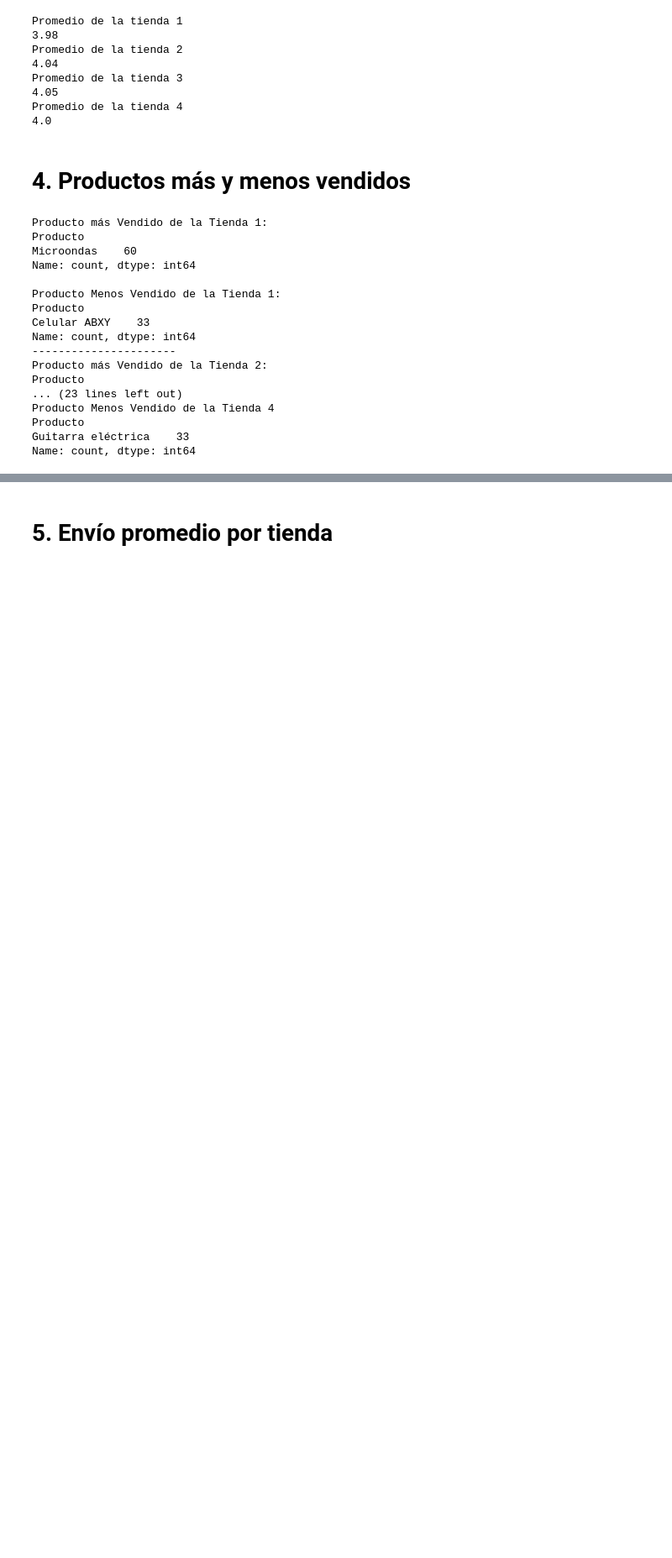
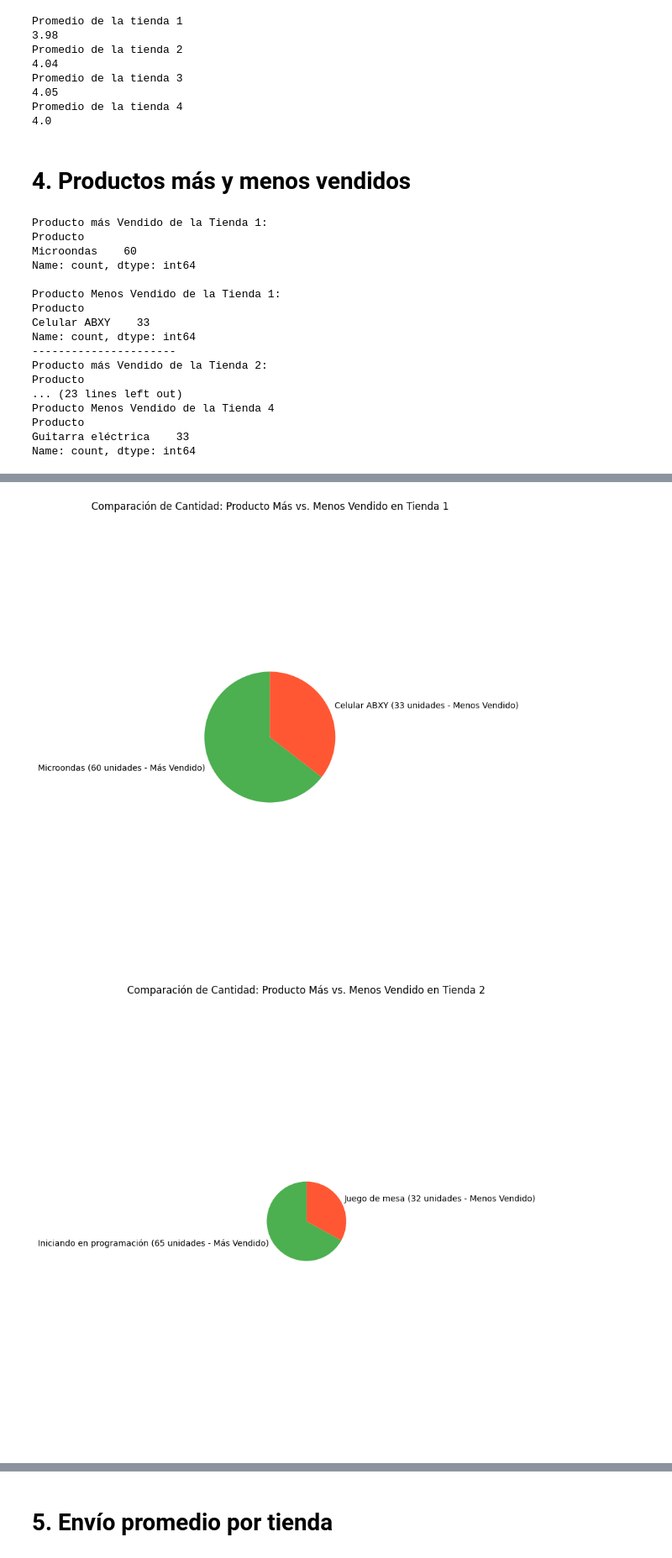
Before and after one commit to thxlopez7/challenge_Alura_Store-AnalisisDeDatos, a Jupyter notebook: AluraStoreLatam.ipynb, the cells around one changed output, grey strips where cells are left out. Shown at 84% size. Cells and saved outputs as stored; diff of their text form; code cells hidden in the pictures; blank space fills up the shorter version.

```diff
--- a/AluraStoreLatam.ipynb
+++ b/AluraStoreLatam.ipynb
@@ -199,0 +258,40 @@ graficar_productos_mas_y_menos_vendidos(tienda4, 'Tienda 4')
+# %%
+import matplotlib.pyplot as plt
+import pandas as pd
+
+def graficar_pastel_productos_extremos(dataframe, nombre_tienda):
+    conteo_productos = dataframe['Producto'].value_counts()
+
+    if len(conteo_productos) < 2:
+        print(f"No hay suficientes productos en {nombre_tienda} para comparar el más y menos vendido.")
+        return
+
+    producto_mas_vendido_nombre = conteo_productos.index[0]
+    producto_mas_vendido_cantidad = conteo_productos.iloc[0]
+
+    producto_menos_vendido_nombre = conteo_productos.index[-1]
+    producto_menos_vendido_cantidad = conteo_productos.iloc[-1]
+
+    # Datos para el gráfico de pastel
+    etiquetas = [
+        f'{producto_mas_vendido_nombre} ({producto_mas_vendido_cantidad} unidades - Más Vendido)',
+        f'{producto_menos_vendido_nombre} ({producto_menos_vendido_cantidad} unidades - Menos Vendido)'
+    ]
+    cantidades = [producto_mas_vendido_cantidad, producto_menos_vendido_cantidad]
+    colores = ['#4CAF50', '#FF5733'] # Verde para más vendido, rojo para menos vendido
+
+    plt.figure(figsize=(8, 8))
+    plt.pie(cantidades, labels=etiquetas, startangle=90, colors=colores) # Se quita autopct para no mostrar porcentajes
+    plt.title(f'Comparación de Cantidad: Producto Más vs. Menos Vendido en {nombre_tienda}')
+    plt.axis('equal') # Asegura que el pastel sea un círculo.
+    plt.tight_layout()
+    plt.show()
+
+# Llamar a la función para cada tienda
+graficar_pastel_productos_extremos(tienda, 'Tienda 1')
+graficar_pastel_productos_extremos(tienda2, 'Tienda 2')
+graficar_pastel_productos_extremos(tienda3, 'Tienda 3')
+graficar_pastel_productos_extremos(tienda4, 'Tienda 4')
+# %% [output]
+[figure, added]
+[figure, added]
```
Also changed, not shown: parts of 7 cells of this notebook.
